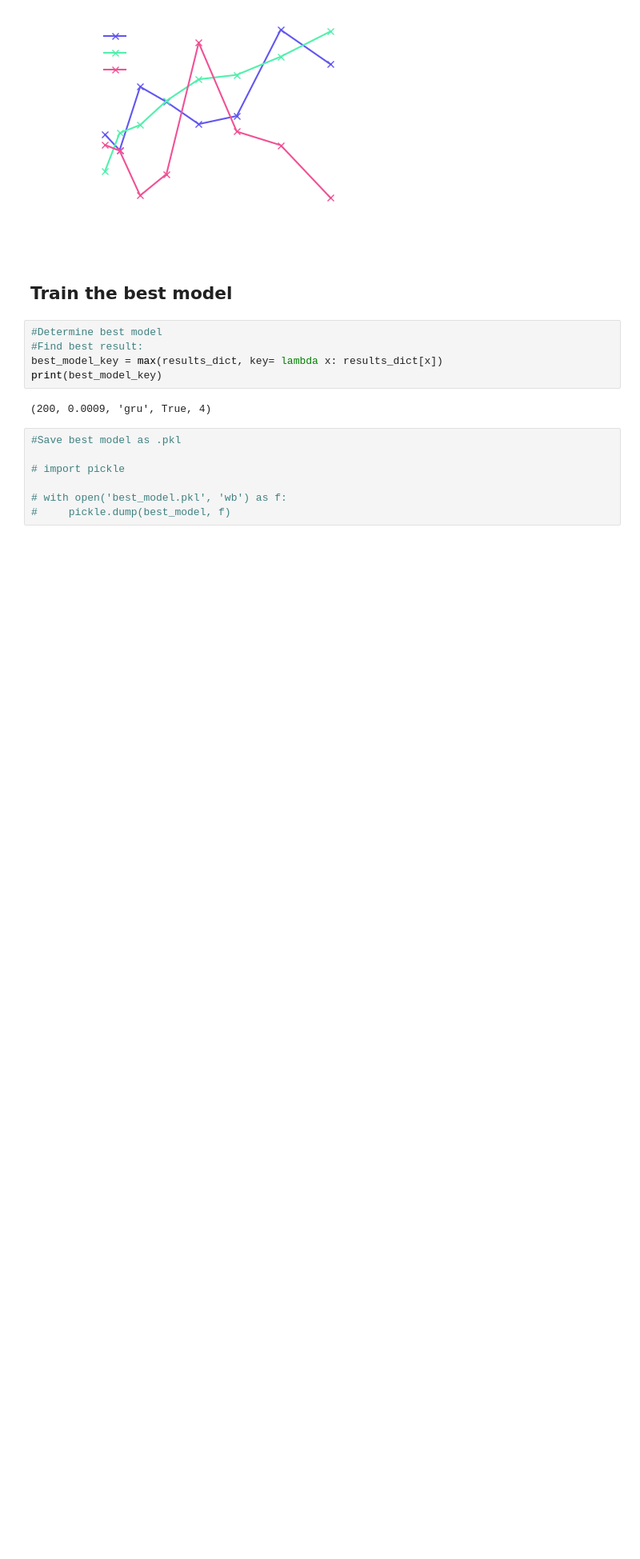
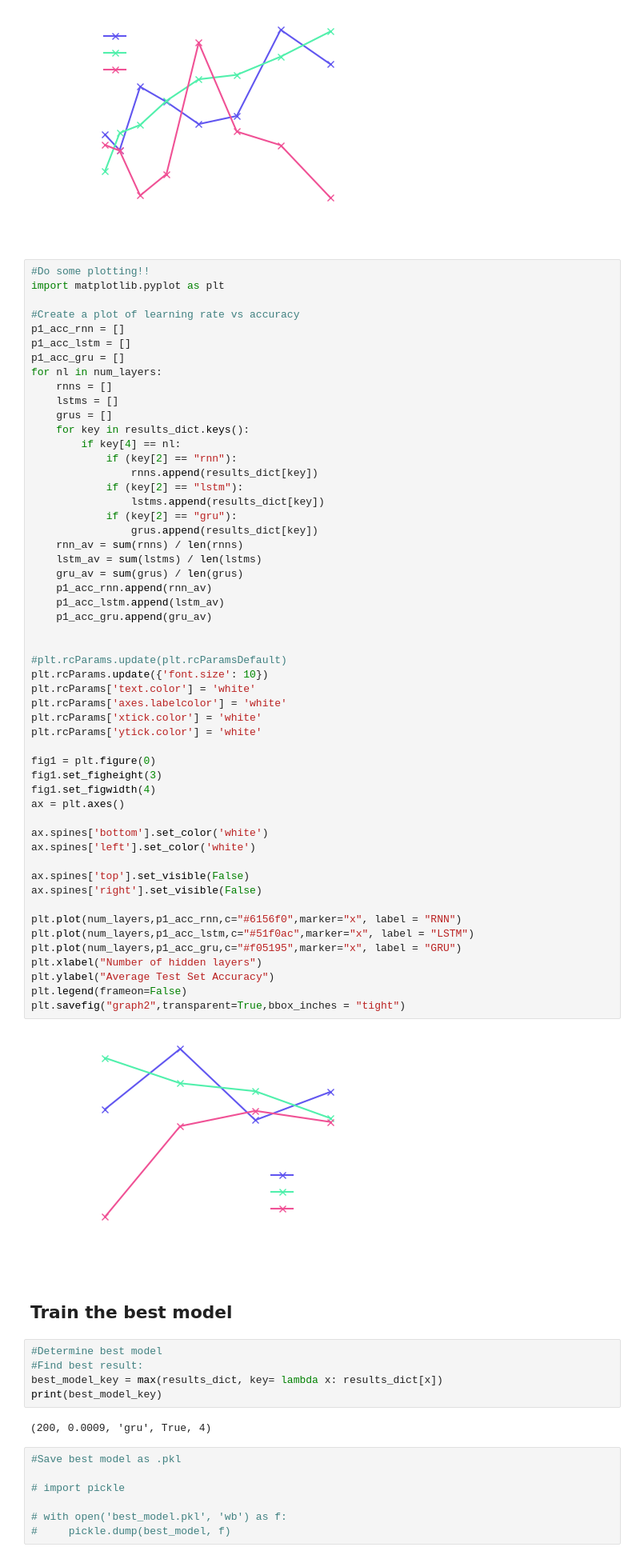
Before and after one commit to arkr01/Deep-Learning-Group-Project, a Jupyter notebook: Model_and_testing.ipynb, the cells around one changed output. Shown: that part at 80% size. Cells and saved outputs as stored; diff of their text form; blank space fills up the shorter version.

```diff
--- a/Model_and_testing.ipynb
+++ b/Model_and_testing.ipynb
@@ -716,6 +719,61 @@ plt.legend(frameon=False)
 plt.savefig("graph1",transparent=True,bbox_inches = "tight")
 # %% [output]
 [figure]
+# %%
+#Do some plotting!!
+import matplotlib.pyplot as plt
+
+#Create a plot of learning rate vs accuracy
+p1_acc_rnn = []
+p1_acc_lstm = []
+p1_acc_gru = []
+for nl in num_layers:
+    rnns = []
+    lstms = []
+    grus = []
+    for key in results_dict.keys():
+        if key[4] == nl:
+            if (key[2] == "rnn"):
+                rnns.append(results_dict[key])
+            if (key[2] == "lstm"):
+                lstms.append(results_dict[key])
+            if (key[2] == "gru"):
+                grus.append(results_dict[key])
+    rnn_av = sum(rnns) / len(rnns)
+    lstm_av = sum(lstms) / len(lstms)
+    gru_av = sum(grus) / len(grus)
+    p1_acc_rnn.append(rnn_av)
+    p1_acc_lstm.append(lstm_av)
+    p1_acc_gru.append(gru_av)
+
+
+#plt.rcParams.update(plt.rcParamsDefault)
+plt.rcParams.update({'font.size': 10})
+plt.rcParams['text.color'] = 'white'
+plt.rcParams['axes.labelcolor'] = 'white'
+plt.rcParams['xtick.color'] = 'white'
+plt.rcParams['ytick.color'] = 'white'
+
+fig1 = plt.figure(0)
+fig1.set_figheight(3)
+fig1.set_figwidth(4)
+ax = plt.axes()
+
+ax.spines['bottom'].set_color('white')
+ax.spines['left'].set_color('white')
+
+ax.spines['top'].set_visible(False)
+ax.spines['right'].set_visible(False)
+
+plt.plot(num_layers,p1_acc_rnn,c="#6156f0",marker="x", label = "RNN")
+plt.plot(num_layers,p1_acc_lstm,c="#51f0ac",marker="x", label = "LSTM")
+plt.plot(num_layers,p1_acc_gru,c="#f05195",marker="x", label = "GRU")
+plt.xlabel("Number of hidden layers")
+plt.ylabel("Average Test Set Accuracy")
+plt.legend(frameon=False)
+plt.savefig("graph2",transparent=True,bbox_inches = "tight")
+# %% [output]
+[figure, added]
 # %% [markdown]
 ## Train the best model
 # %%
```
Also changed, not shown: parts of 13 cells of this notebook.
